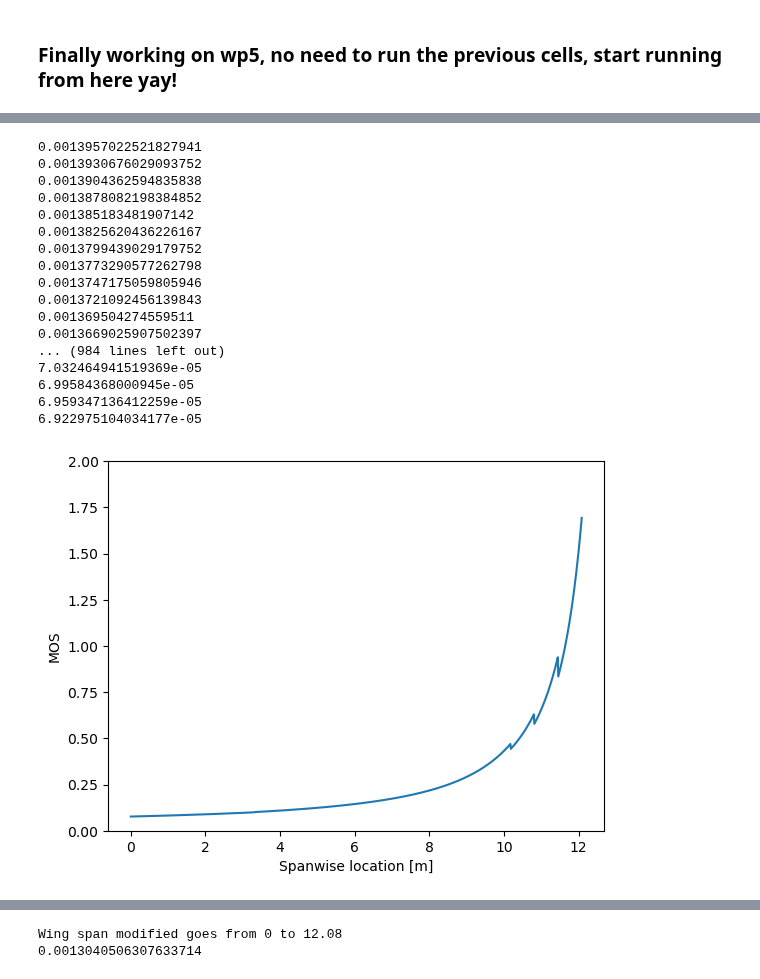
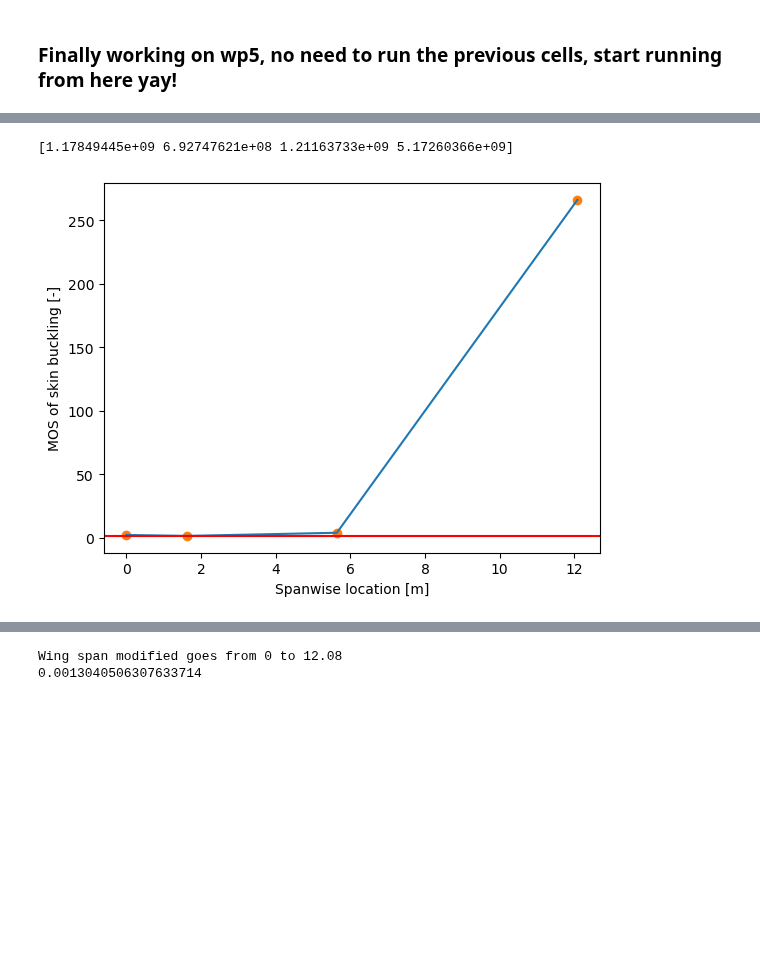
Before and after one commit to federicoangioni/AE2111-I-Aerospace-System-Design, a Jupyter notebook: WP4-5/main_faster.ipynb, the cells around one changed output, grey strips where cells are left out. Drawn from its saved outputs; the diff is of its cells as text; code cells hidden in the pictures; blank space fills up the shorter version.

Commit message:
finally fixed skin buckling part

```diff
--- a/WP4-5/main_faster.ipynb
+++ b/WP4-5/main_faster.ipynb
@@ -176,28 +163,13 @@ Wing Tip Max. Rotation Allowed Max displacement = 3.9868935720684218
 The steinerarea now is: 0.00024 m2
 # %%
 from wp5_1 import SkinBuckling, Area_crosssection
-n_ribs = 20
+n_ribs = 4
 
 skin = SkinBuckling(n_ribs=n_ribs, E= E, wingbox_geometry=wingbox.geometry, wingspan=wingbox.wingspan, v= 0.33, M = g_moment, N= g_axial,
                     I_tot = wingbox.MOM_total, t_caps=t_caps, stringers= stringers, area=Area_crosssection, chord= wingbox.chord,
                     flange = area_factor, t_spar = t_spar)
+print(skin.crit_stress())
 skin.show()
 # %% [output]
-0.0013957022521827941
-0.0013930676029093752
-0.0013904362594835838
-0.0013878082198384852
-0.001385183481907142
-0.0013825620436226167
-0.0013799439029179752
-0.0013773290577262798
-0.0013747175059805946
-0.0013721092456139843
-0.001369504274559511
-0.0013669025907502397
-... (984 lines left out)
-7.032464941519369e-05
-6.99584368000945e-05
-6.959347136412259e-05
-6.922975104034177e-05
+[1.17849445e+09 6.92747621e+08 1.21163733e+09 5.17260366e+09]
-[figure, old version]
+[figure, new version]
```
Also changed, not shown: parts of 4 cells of this notebook, 4 other files.
